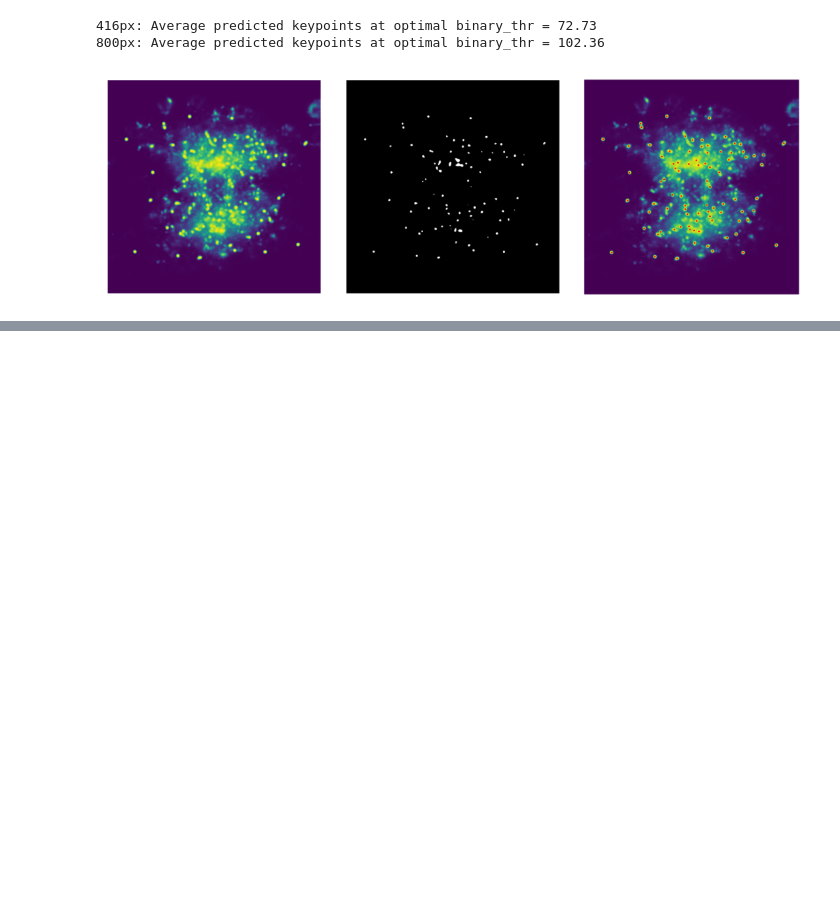
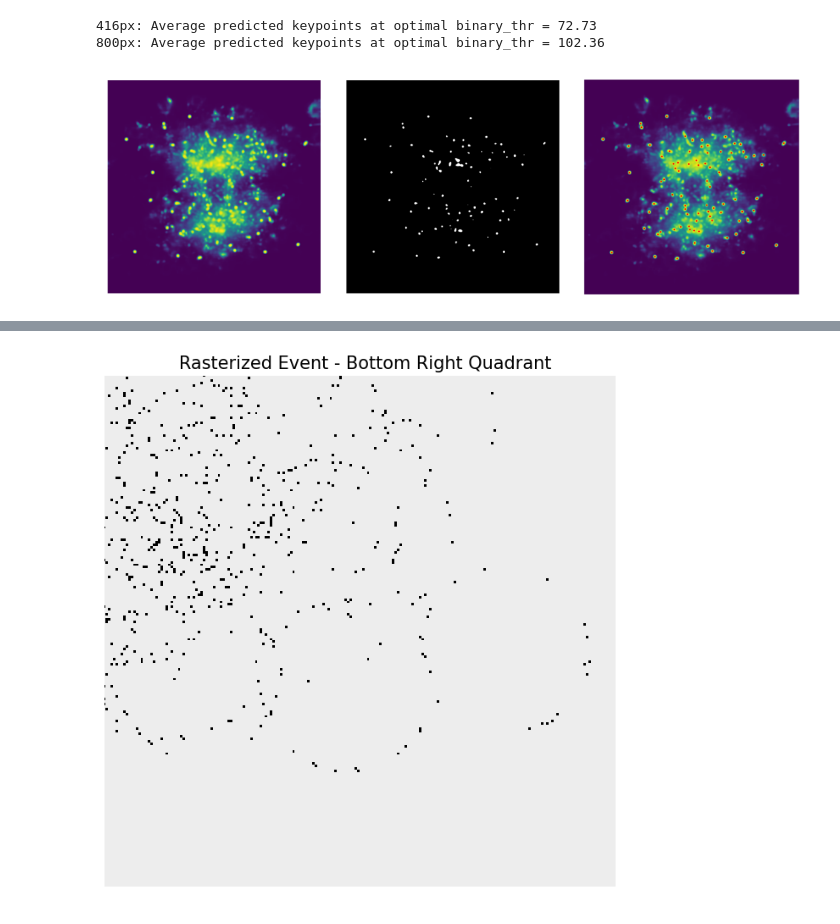
Before and after one commit to DanieleGhezzi25/A-Machine-Learning-Approach-for-Particle-Tracking-in-RICH-Detectors, a Jupyter notebook: UNet/plotsUNet.ipynb, the cells around one changed output, grey strips where cells are left out. Saved outputs shown, nothing was run; the diff lists cells and outputs as text; code cells hidden in the pictures; blank space fills up the shorter version.

```diff
--- a/UNet/plotsUNet.ipynb
+++ b/UNet/plotsUNet.ipynb
@@ -302,0 +313,28 @@ plt.show()
+# %%
+import matplotlib.pyplot as plt
+import numpy as np
+from matplotlib.colors import ListedColormap
+
+# Carico immagine
+img = np.load('/user/gr1/delphi/dghezzi/SharedDataset_22500_2500_150_175_npy/UNet/416px/images/val/event_8.npy')
+
+# Creo maschera binaria: 1 se sopra soglia, NaN altrimenti
+mask = np.where(img > 1e-14, 1, np.nan)
+
+# Colormap: sfondo grigio chiaro semitrasparente, pixel in nero
+cmap = ListedColormap(['lightgray', 'black'])
+cmap.set_bad(color='lightgray', alpha=0.4)
+
+# Mostro immagine zoommata nel quadrante in basso a destra
+plt.figure(figsize=(8, 8))
+plt.axis('off')
+plt.imshow(mask, cmap=cmap, vmin=0, vmax=1, interpolation='nearest')
+
+# Imposto limiti (x=colonne, y=righe)
+plt.xlim(210, 420)   # da metà a destra
+plt.ylim(420, 210)   # da metà a basso (inverto perché y cresce verso il basso)
+
+plt.title(r'Rasterized Event - Bottom Right Quadrant', fontsize=15)
+plt.show()
+# %% [output]
+[figure, added]
```
Also changed, not shown: parts of 2 cells of this notebook, 4 other files.
